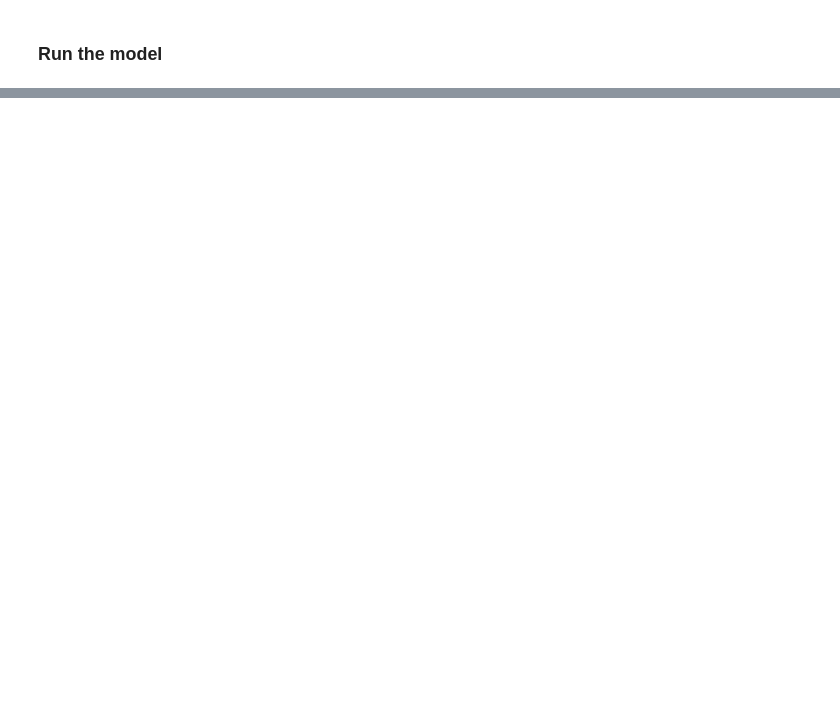
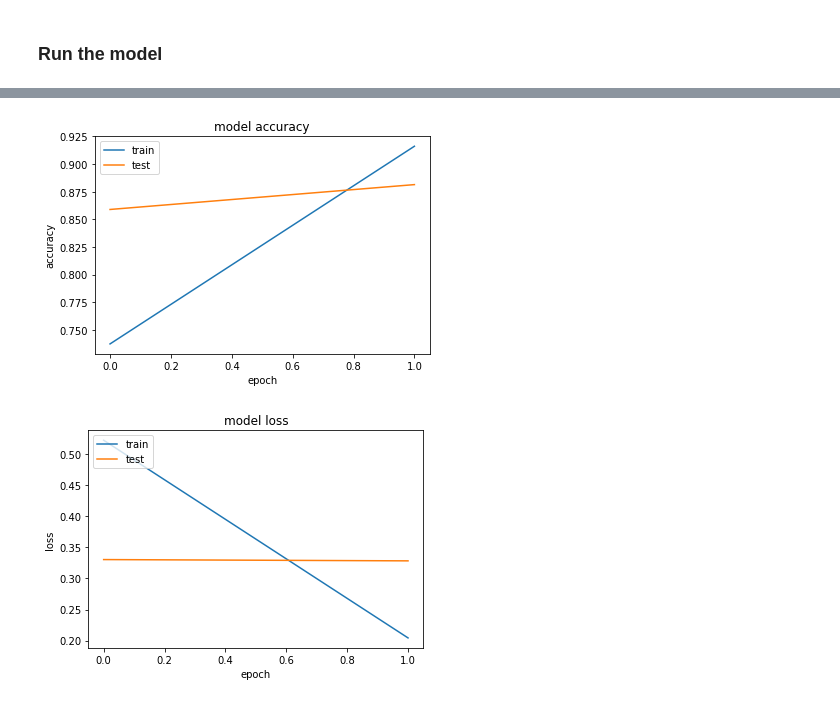
Before and after one commit to alejandropuerto/tweet-classification-visualization-generation-system, a Jupyter notebook: Toxic_comment_classification.ipynb, the cells around one changed output, grey strips where cells are left out. Saved outputs shown, nothing was run; the diff lists cells and outputs as text; code cells hidden in the pictures; blank space fills up the shorter version.

```diff
--- a/Toxic_comment_classification.ipynb
+++ b/Toxic_comment_classification.ipynb
@@ -126,3 +204,5 @@ y = data['Toxic'].values
+# %%
+X_train, X_test, y_train, y_test = train_test_split(X, y, test_size=0.2, random_state=42)
 # %%
 class PreProcessor:
 
@@ -272,9 +352,9 @@ class Classifier:
     x = Embedding(self.max_features, embed_size)(inp) #useful for NLP tasks
     x = Bidirectional(LSTM(50, return_sequences=True))(x) #50 neurons; bidirectional used for give information backwards
     x = GlobalMaxPool1D()(x) #to get highest activation of the previous layer
-    x = Dropout(0.5)(x) #Regularization strategy
-    x = Dense(64, activation="relu")(x) #fully connected
-    x = Dropout(0.5)(x)
+    x = Dropout(0.1)(x) #Regularization strategy
+    x = Dense(50, activation="relu")(x) #fully connected
+    x = Dropout(0.1)(x)
     x = Dense(1, activation="sigmoid")(x) #1 neuron for only one class (toxic or non-toxic), change according to the number of classes
     model = Model(inputs=inp, outputs=x)
     model.compile(loss='binary_crossentropy',
@@ -313,10 +393,12 @@ class Classifier:
     early = EarlyStopping(monitor="val_loss", mode="min", patience=20) #monitors if validation loss is getting worse, it stops
 
     callbacks_list = [checkpoint, early]
-    model.fit(self.X_vector, y, batch_size=self.batch_size, epochs=self.epochs, validation_split=0.1, callbacks=callbacks_list)
+    history = model.fit(self.X_vector, y, batch_size=self.batch_size, epochs=self.epochs, validation_split=0.1, callbacks=callbacks_list)
 
     model.load_weights(file_path)
     model.save('./drive/MyDrive/classificationModel_compiled')
+
+    return history
 
 
   def predict(self, X):
@@ -338,8 +420,31 @@ class Classifier:
   def evaluate(self, X, y):
     #X_vector = self.prepare_data(X)
     X_vector = X
-    loss, acc = model.evaluate(X_vector, y, verbose=2)
+    self.model = load_model('./drive/MyDrive/classificationModel_compiled')
+    loss, acc = self.model.evaluate(X_vector, y, verbose=2)
     print('Restored model, accuracy: {:5.2f}%'.format(100 * acc))
+
+  def plot_history(self, history):
+    """
+    This function plots both accuracy and loss history during epochs of the training process.
+    """
+    # summarize history for accuracy
+    self.history = history
+    plt.plot(self.history.history['accuracy'])
+    plt.plot(self.history.history['val_accuracy'])
+    plt.title('model accuracy')
+    plt.ylabel('accuracy')
+    plt.xlabel('epoch')
+    plt.legend(['train', 'test'], loc='upper left')
+    plt.show()
+    # summarize history for loss
+    plt.plot(self.history.history['loss'])
+    plt.plot(self.history.history['val_loss'])
+    plt.title('model loss')
+    plt.ylabel('loss')
+    plt.xlabel('epoch')
+    plt.legend(['train', 'test'], loc='upper left')
+    plt.show()
 
   def plot_model(self):
     """
@@ -372,8 +456,8 @@ len(X_prep)
 # %%
 classifier = Classifier()
 # %%
-X_vectorized = classifier.vectorize(X_prep) #only vectorize because it is already preprocessed; if not, prepared_data()
+X_vectorized = classifier.vectorize(X_train) #only vectorize because it is already preprocessed; if not, prepared_data()
 # %%
-classifier.fit(X_vectorized, y_of_prep, epochs=2)
+history = classifier.fit(X_vectorized, y_train, epochs=2)
 # %% [output]
 Epoch 1/2
@@ -405,3 +496,8 @@ weighted avg     0.9115    0.9191    0.9005      5819
+# %%
+classifier.plot_history(history)
+# %% [output]
+[figure, added]
+[figure, added]
 # %%
 classifier.summarize()
 # %% [output]
```
Also changed, not shown: parts of 34 cells of this notebook.
